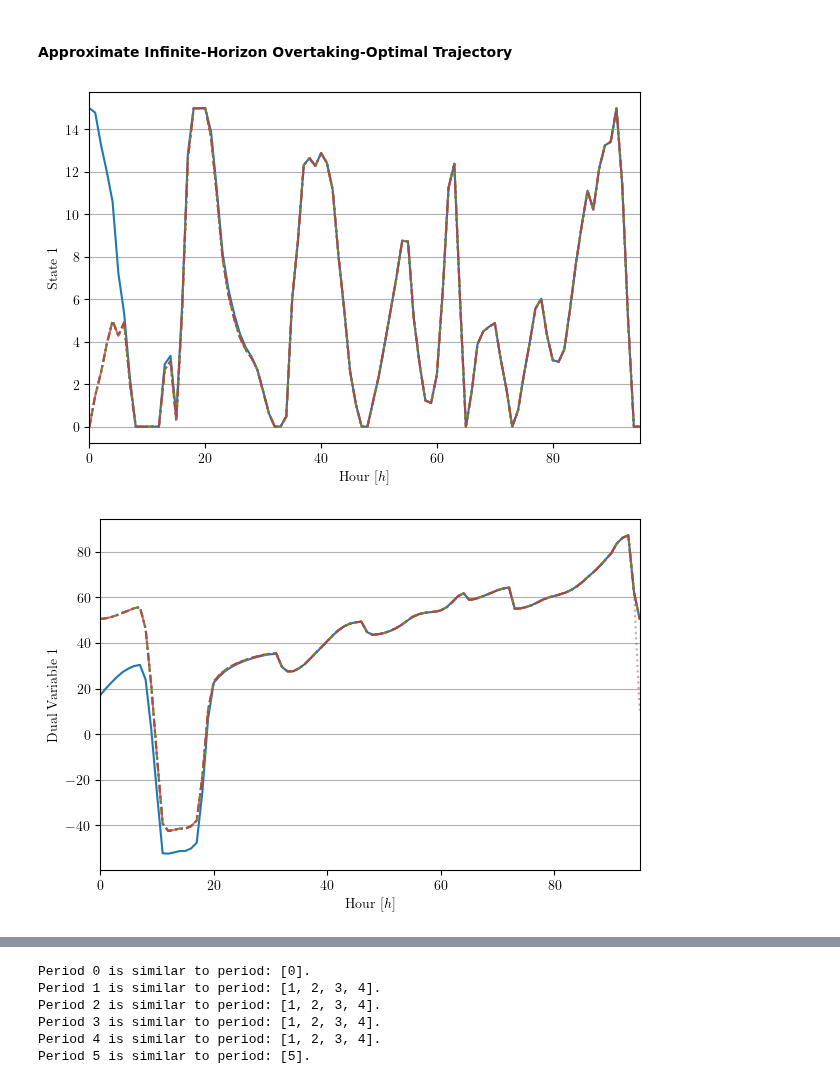
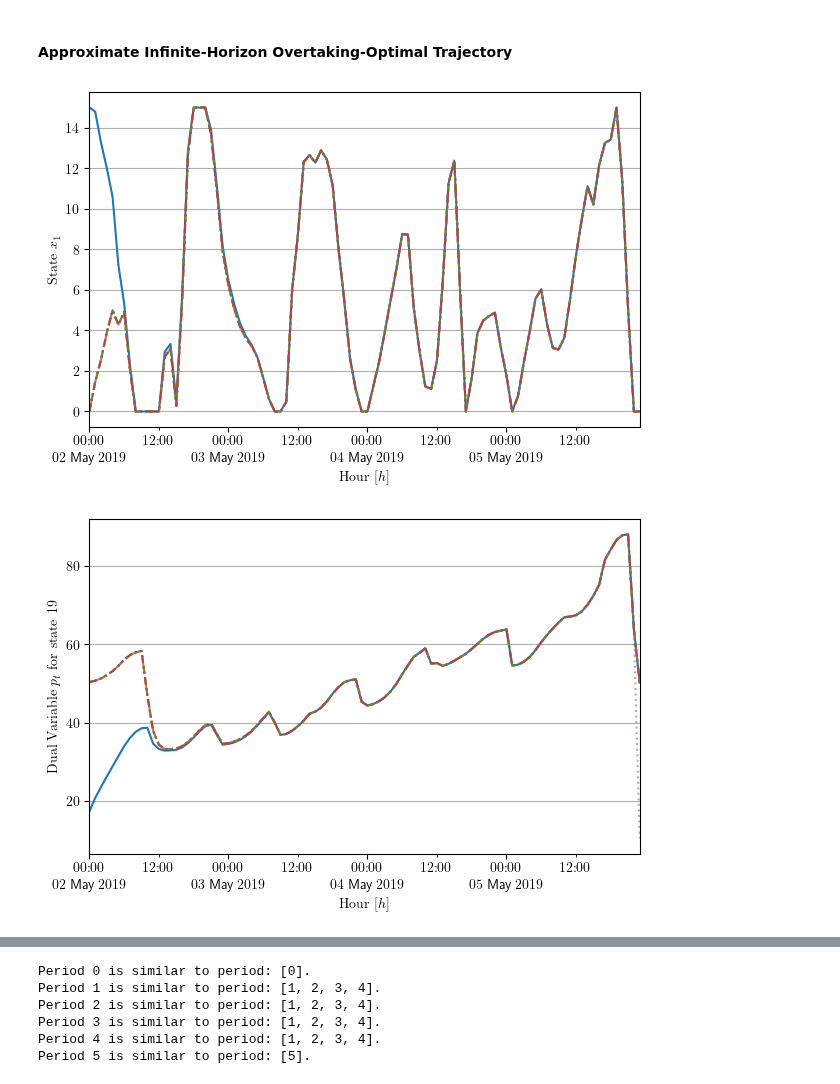
Before and after one commit to Gedlex/time-varying-RHGs, a Jupyter notebook: empc_DSMPC.ipynb, the cells around one changed output, grey strips where cells are left out. Drawn from its saved outputs; the diff is of its cells as text; code cells hidden in the pictures.

```diff
--- a/empc_DSMPC.ipynb
+++ b/empc_DSMPC.ipynb
@@ -56,64 +56,81 @@ plt.rcParams['text.usetex'] = True
 
 # Create time and norm vector
 idx = 1
-time_vector = np.arange(T) # norm_vector = np.linalg.norm(x_inf, axis=1)
+dates = np.hstack([params_inf.ctrl.start_date + pd.Timedelta(hours = h) for h in range(T)])
+# norm_vector = np.linalg.norm(x_inf, axis=1)
 
 # Create figure
-plt.figure(figsize=(6, 4), layout='constrained')
+fig, ax = plt.subplots(1, 1, figsize=(6, 4), layout='constrained')
 
-# Plot x_inf over time
+# Plot trajectory
 ls = ['-', '--', '--', '-.', ':', ':']
 alpha = [1, 0.9, 0.8, 0.7, 0.6, 0.5]
 for i in range(N):
-    plt.plot(time_vector, x_inf[i*T:(i+1)*T,idx], ls=ls[i], alpha=alpha[i])
+    ax.plot(dates, x_inf[i*T:(i+1)*T,idx], ls=ls[i], alpha=alpha[i])
 
 # Add labels and title
-plt.xlabel(r'\rmfamily{Hour} $[h]$')
-plt.ylabel(f'\\rmfamily{{State {idx}}}')
+ax.set_xlabel(r'\rmfamily{Hour} $[h]$')
+ax.set_ylabel(r'\rmfamily{State} $x_{' + str(idx) + r'}$')
+
+# Set major and minor ticks
+plt.rcParams['timezone'] = dates[0].tz.zone
+ax.xaxis.set_major_locator(mdates.DayLocator(interval=1))
+ax.xaxis.set_minor_locator(mdates.HourLocator(byhour=[12]))
+ax.xaxis.set_major_formatter(mdates.DateFormatter(r'%H:%M\\%d %b %Y'))
+ax.xaxis.set_minor_formatter(mdates.DateFormatter(r'%H:%M'))
+ax.yaxis.set_major_locator(ticker.MultipleLocator(base=2, offset=0))
+ax.tick_params(axis="x", which="minor", pad=ax.xaxis.get_tick_padding())
 
 # Set limits
 plt.autoscale(enable=True, axis='x', tight=True)
 
 # Set grid
-ax = plt.gca()
 ax.yaxis.grid(True)
 ax.xaxis.grid(False)
 
-# Show plot
-plt.show()
+# Export figure
+fig.savefig(f"figures/figure_trajectory_of_state_{idx}_inf_sol.pdf", bbox_inches='tight', pad_inches=0.1)
 # %% [output]
-[figure, old version]
+[figure, new version]
 # %%
 # Set font style
 plt.rcParams['text.usetex'] = True
 
 # Create time and get state related dual variables
-idx = 1
-time_vector = np.arange(T)
+idx = 19
+dates = np.hstack([params_inf.ctrl.start_date + pd.Timedelta(hours = h) for h in range(T)])
 dual_vector_inf = np.hstack(dual_vars_inf[0:ctrl_inf.params.N]).T
 
 # Create figure
-plt.figure(figsize=(6, 4), layout='constrained')
+fig, ax = plt.subplots(1, 1, figsize=(6, 4), layout='constrained')
 
-# Plot x_inf over time
+# Plot multipliers
 ls = ['-', '--', '--', '-.', ':', ':']
 alpha = [1, 0.9, 0.8, 0.7, 0.6, 0.5]
 for i in range(N):
-    plt.plot(time_vector, dual_vector_inf[i*T:(i+1)*T,idx].T, ls=ls[i], alpha=alpha[i])
+    ax.plot(dates, dual_vector_inf[i*T:(i+1)*T,idx].T, ls=ls[i], alpha=alpha[i])
 
 # Add labels and title
-plt.xlabel(r'\rmfamily{Hour} $[h]$')
-plt.ylabel(f'\\rmfamily{{Dual Variable {idx}}}')
+ax.set_xlabel(r'\rmfamily{Hour} $[h]$')
+ax.set_ylabel(r'\rmfamily{Dual Variable $p_{t}$ for state ' + str(idx) + r'}')
+
+# Set major and minor ticks
+plt.rcParams['timezone'] = dates[0].tz.zone
+ax.xaxis.set_major_locator(mdates.DayLocator(interval=1))
+ax.xaxis.set_minor_locator(mdates.HourLocator(byhour=[12]))
+ax.xaxis.set_major_formatter(mdates.DateFormatter(r'%H:%M\\%d %b %Y'))
+ax.xaxis.set_minor_formatter(mdates.DateFormatter(r'%H:%M'))
+ax.yaxis.set_major_locator(ticker.MultipleLocator(base=20, offset=0))
+ax.tick_params(axis="x", which="minor", pad=ax.xaxis.get_tick_padding())
 
 # Set limits
 plt.autoscale(enable=True, axis='x', tight=True)
 
 # Set grid
-ax = plt.gca()
 ax.yaxis.grid(True)
 ax.xaxis.grid(False)
 
-# Show plot
-plt.show()
+# Export figure
+fig.savefig(f"figures/figure_dual_variable_{idx}_inf_sol.pdf", bbox_inches='tight', pad_inches=0.1)
 # %% [output]
-[figure, old version]
+[figure, new version]
```
Also changed, not shown: parts of 12 cells of this notebook, 9 other files.
